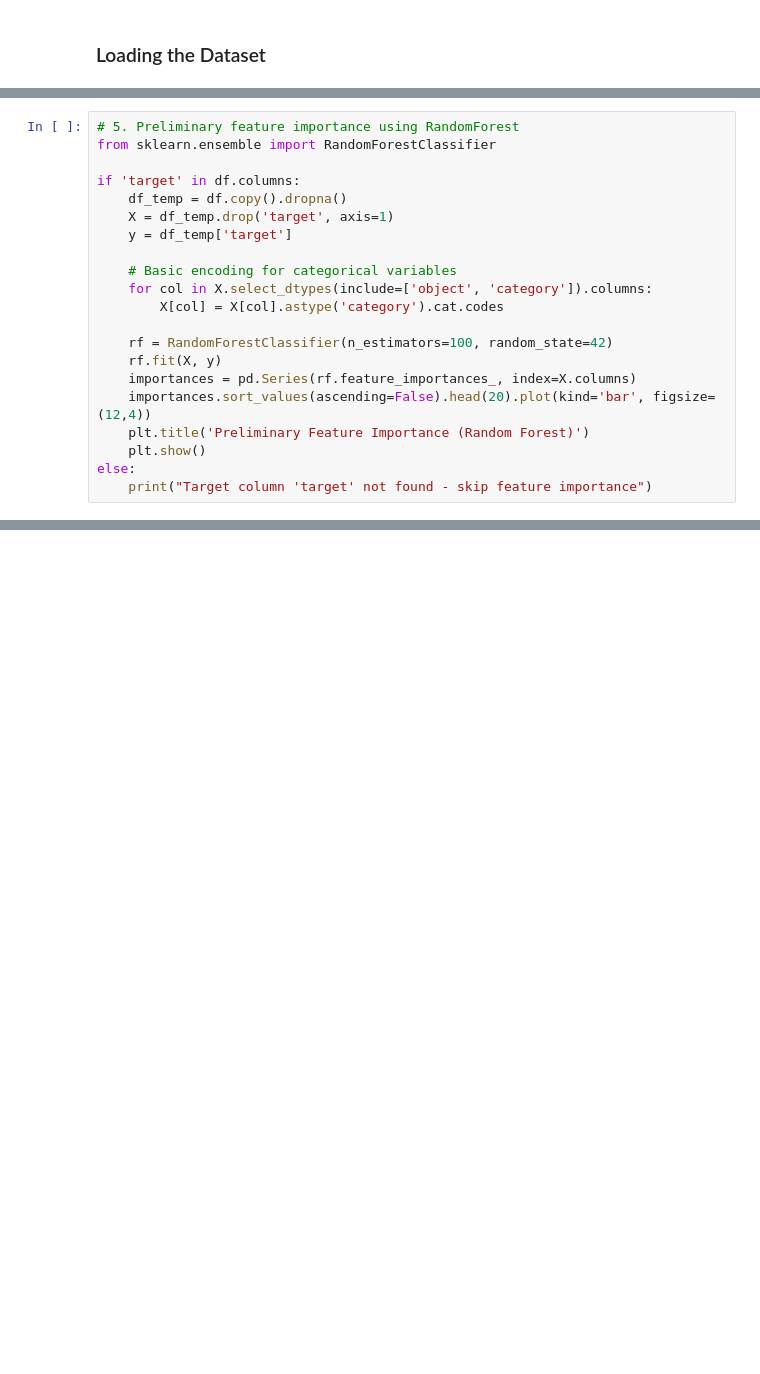
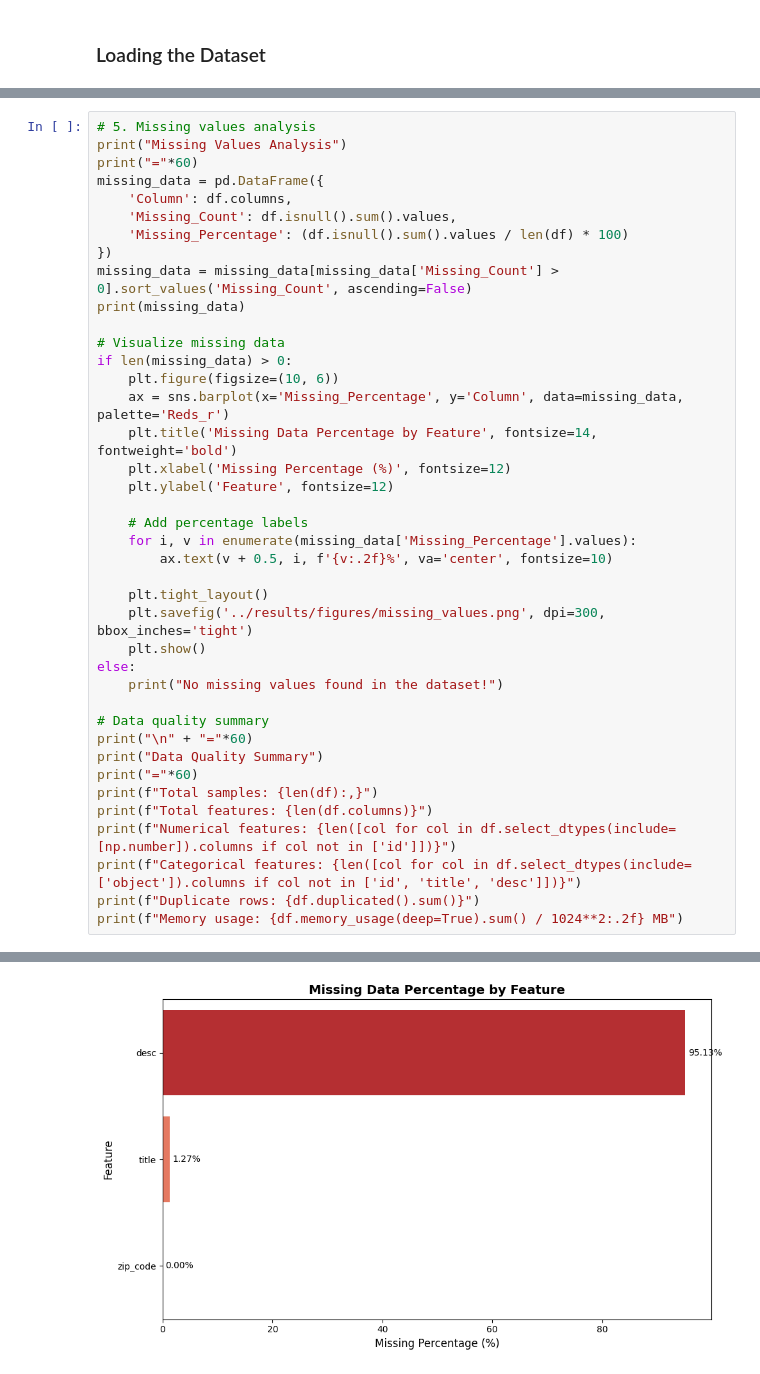
Before and after one commit to Lazy-Loaders-Group/Credit_Risk_Escalation, a Jupyter notebook: notebooks/01_data_exploration.ipynb, the cells around one changed output, grey strips where cells are left out. Drawn from its saved outputs; the diff is of its cells as text; blank space fills up the shorter version.

```diff
--- a/notebooks/01_data_exploration.ipynb
+++ b/notebooks/01_data_exploration.ipynb
@@ -162,22 +349,41 @@ Name: count, dtype: int64
 # %%
-# 5. Preliminary feature importance using RandomForest
-from sklearn.ensemble import RandomForestClassifier
+# 5. Missing values analysis
+print("Missing Values Analysis")
+print("="*60)
+missing_data = pd.DataFrame({
+    'Column': df.columns,
+    'Missing_Count': df.isnull().sum().values,
+    'Missing_Percentage': (df.isnull().sum().values / len(df) * 100)
+})
+missing_data = missing_data[missing_data['Missing_Count'] > 0].sort_values('Missing_Count', ascending=False)
+print(missing_data)
 
-if 'target' in df.columns:
-    df_temp = df.copy().dropna()
-    X = df_temp.drop('target', axis=1)
-    y = df_temp['target']
+# Visualize missing data
+if len(missing_data) > 0:
+    plt.figure(figsize=(10, 6))
+    ax = sns.barplot(x='Missing_Percentage', y='Column', data=missing_data, palette='Reds_r')
+    plt.title('Missing Data Percentage by Feature', fontsize=14, fontweight='bold')
+    plt.xlabel('Missing Percentage (%)', fontsize=12)
+    plt.ylabel('Feature', fontsize=12)
 
-    # Basic encoding for categorical variables
-    for col in X.select_dtypes(include=['object', 'category']).columns:
-        X[col] = X[col].astype('category').cat.codes
+    # Add percentage labels
+    for i, v in enumerate(missing_data['Missing_Percentage'].values):
+        ax.text(v + 0.5, i, f'{v:.2f}%', va='center', fontsize=10)
 
-    rf = RandomForestClassifier(n_estimators=100, random_state=42)
-    rf.fit(X, y)
-    importances = pd.Series(rf.feature_importances_, index=X.columns)
-    importances.sort_values(ascending=False).head(20).plot(kind='bar', figsize=(12,4))
-    plt.title('Preliminary Feature Importance (Random Forest)')
+    plt.tight_layout()
+    plt.savefig('../results/figures/missing_values.png', dpi=300, bbox_inches='tight')
     plt.show()
 else:
-    print("Target column 'target' not found - skip feature importance")
+    print("No missing values found in the dataset!")
+
+# Data quality summary
+print("\n" + "="*60)
+print("Data Quality Summary")
+print("="*60)
+print(f"Total samples: {len(df):,}")
+print(f"Total features: {len(df.columns)}")
+print(f"Numerical features: {len([col for col in df.select_dtypes(include=[np.number]).columns if col not in ['id']])}")
+print(f"Categorical features: {len([col for col in df.select_dtypes(include=['object']).columns if col not in ['id', 'title', 'desc']])}")
+print(f"Duplicate rows: {df.duplicated().sum()}")
+print(f"Memory usage: {df.memory_usage(deep=True).sum() / 1024**2:.2f} MB")
 # %% [output]
@@ -184,0 +400 @@ Target column 'target' not found - skip feature importance
+[figure, added]
```
Also changed, not shown: parts of 6 cells of this notebook, 30 other files.
